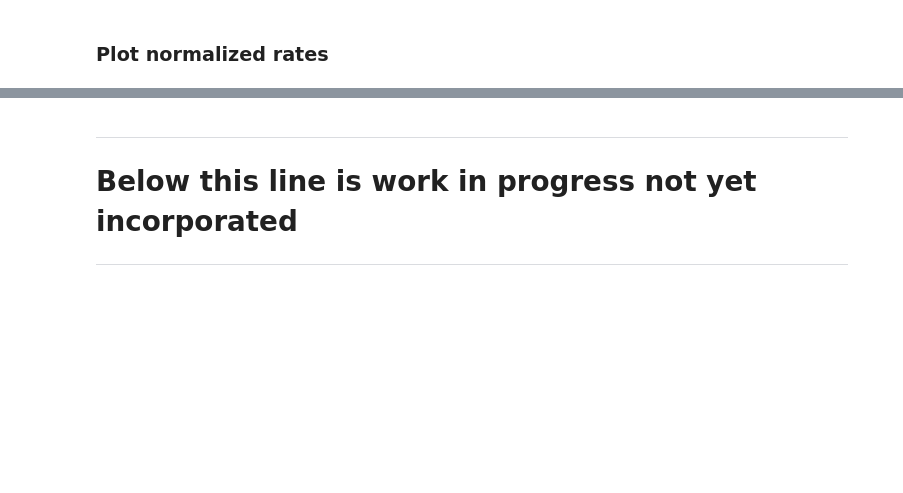
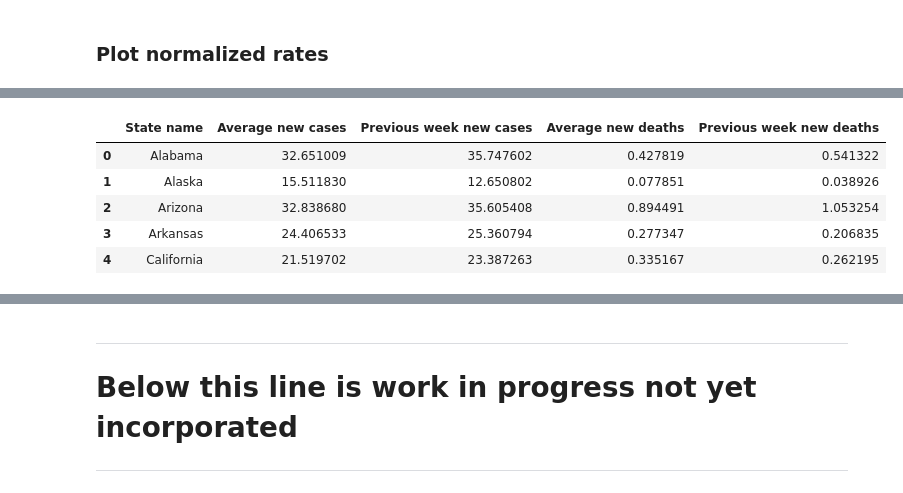
Before and after one commit to cppratt/COVID-19, a Jupyter notebook: COVID-19_US-states.ipynb, the cells around one changed output, grey strips where cells are left out. Saved outputs shown, nothing was run; the diff lists cells and outputs as text; code cells hidden in the pictures; blank space fills up the shorter version.

```diff
--- a/COVID-19_US-states.ipynb
+++ b/COVID-19_US-states.ipynb
@@ -548,0 +577,14 @@ plotly.io.write_html(normalized_deaths_plot, file='states-daily-deaths_normalize
+# %%
+# merge State, average cases/deaths into new dataframe using an inner join
+trends = pd.merge(avg_cases.iloc[[-1, -7]].transpose().reset_index(),
+                 avg_deaths.iloc[[-1, -7]].transpose().reset_index(),
+                 on='State')
+trends.columns = ['State name', 'Average new cases', 'Previous week new cases', 'Average new deaths', 'Previous week new deaths']
+trends.head()
+# %% [output]
+|  | State name | Average new cases | Previous week new cases | Average new deaths | Previous week new deaths |
+| 0 | Alabama | 32.651009 | 35.747602 | 0.427819 | 0.541322 |
+| 1 | Alaska | 15.511830 | 12.650802 | 0.077851 | 0.038926 |
+| 2 | Arizona | 32.838680 | 35.605408 | 0.894491 | 1.053254 |
+| 3 | Arkansas | 24.406533 | 25.360794 | 0.277347 | 0.206835 |
+| 4 | California | 21.519702 | 23.387263 | 0.335167 | 0.262195 |
```
Also changed, not shown: parts of 9 cells of this notebook, 8 other files.
